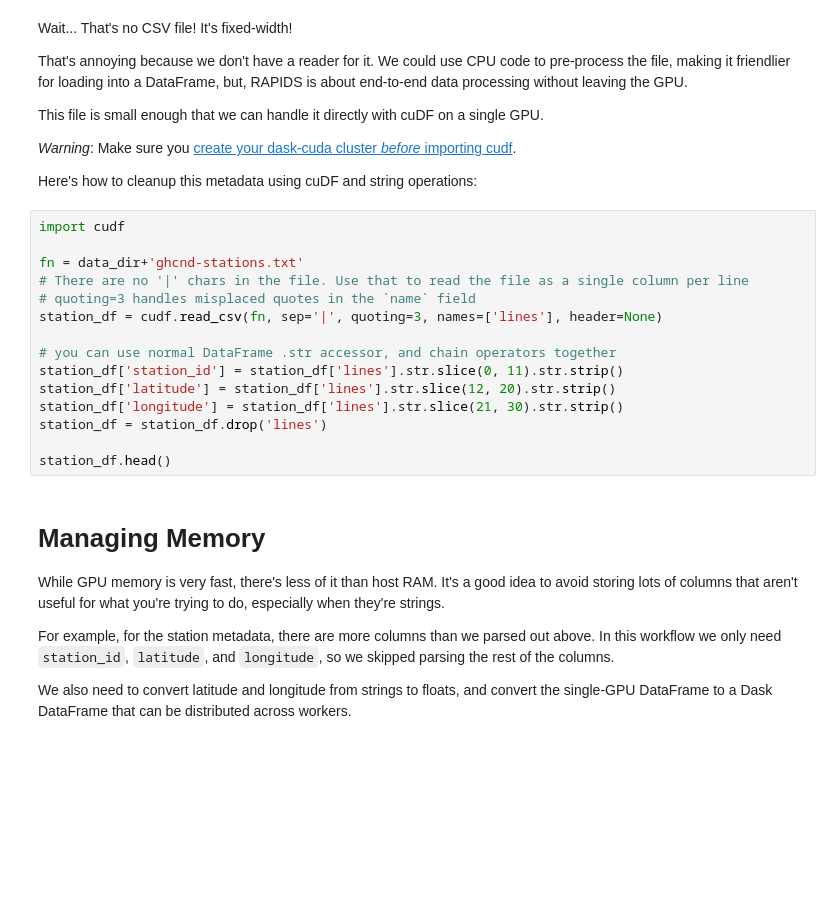
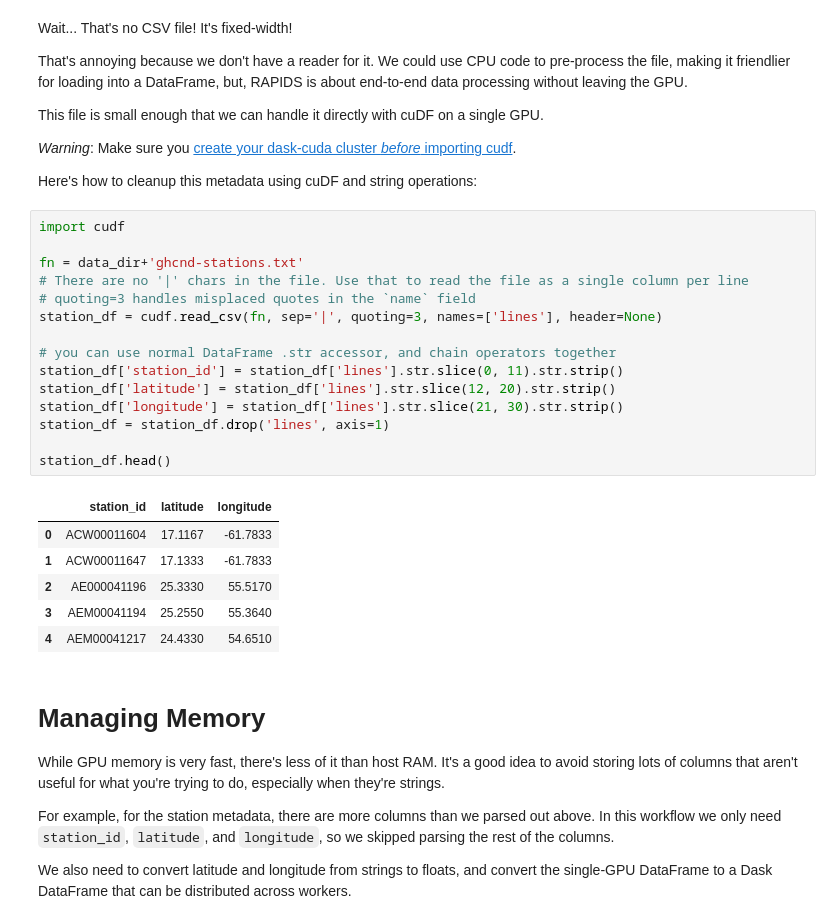
Before and after one commit to rapidsai-community/notebooks-contrib, a Jupyter notebook: community_tutorials_and_guides/weather.ipynb, the cells around one changed output. Cells and saved outputs as stored; diff of their text form; blank space fills up the shorter version.

```diff
--- a/community_tutorials_and_guides/weather.ipynb
+++ b/community_tutorials_and_guides/weather.ipynb
@@ -286,18 +284,25 @@ Here's how to cleanup this metadata using cuDF and string operations:
 # %%
 import cudf
 
 fn = data_dir+'ghcnd-stations.txt'
 # There are no '|' chars in the file. Use that to read the file as a single column per line
 # quoting=3 handles misplaced quotes in the `name` field
 station_df = cudf.read_csv(fn, sep='|', quoting=3, names=['lines'], header=None)
 
 # you can use normal DataFrame .str accessor, and chain operators together
 station_df['station_id'] = station_df['lines'].str.slice(0, 11).str.strip()
 station_df['latitude'] = station_df['lines'].str.slice(12, 20).str.strip()
 station_df['longitude'] = station_df['lines'].str.slice(21, 30).str.strip()
-station_df = station_df.drop('lines')
+station_df = station_df.drop('lines', axis=1)
 
 station_df.head()
+# %% [output]
+|  | station_id | latitude | longitude |
+| 0 | ACW00011604 | 17.1167 | -61.7833 |
+| 1 | ACW00011647 | 17.1333 | -61.7833 |
+| 2 | AE000041196 | 25.3330 | 55.5170 |
+| 3 | AEM00041194 | 25.2550 | 55.3640 |
+| 4 | AEM00041217 | 24.4330 | 54.6510 |
 # %% [markdown]
 # Managing Memory
 
```
Also changed, not shown: parts of 17 cells of this notebook.
